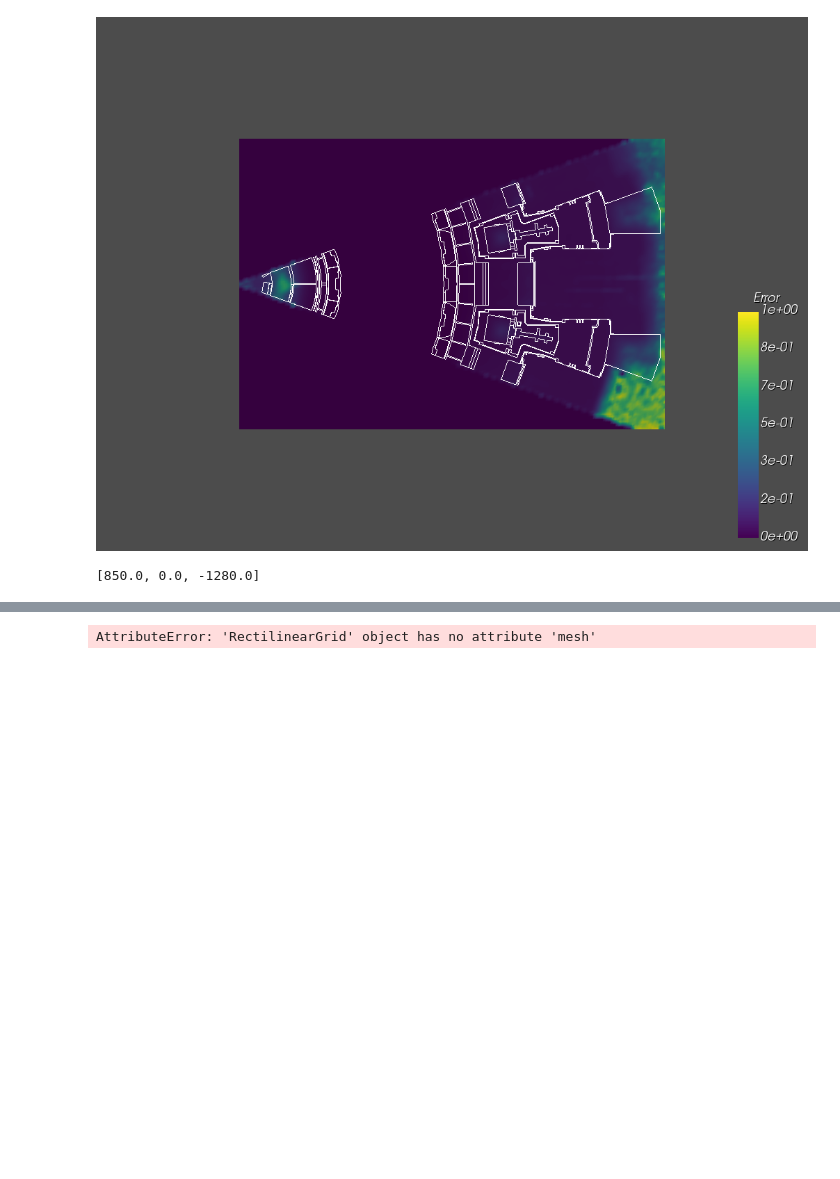
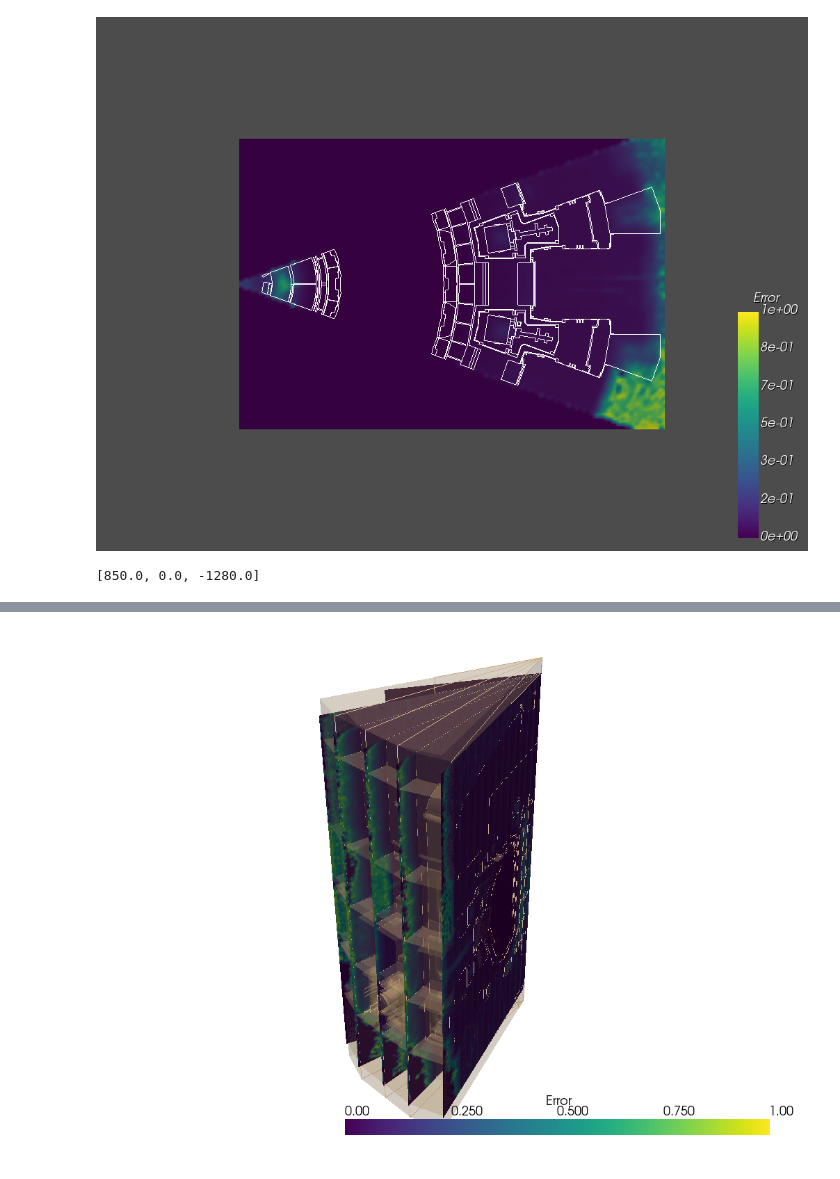
Before and after one commit to Fusion4Energy/F4Enix, a Jupyter notebook: examples/atlas/atlas.ipynb, the cells around one changed output, grey strips where cells are left out. Cells and saved outputs as stored; diff of their text form; code cells hidden in the pictures; blank space fills up the shorter version.

```diff
--- a/examples/atlas/atlas.ipynb
+++ b/examples/atlas/atlas.ipynb
@@ -62,18 +62,32 @@ p.show(jupyter_backend='static')
 # %%
 from f4enix.output.plotter import Atlas
+import pyvista as pv
 
 mesh = pv.read('test1.vtk')
 stl = pv.read('clite1_cm+TCP_C-Model+UpdatedTopShield.stl')
 
-atlas = Atlas(mesh, stl)
-mesh_slices, stl_slices = atlas.slice_toroidal(20)
+atlas = Atlas(mesh, stl=stl)
 
-p = pv.Plotter()
-camera_position = 'xy'
-for mesh_slice, stl_slice in (mesh_slices, stl_slices):
-    p.add_mesh(mesh_slice, scalars= 'Error')
-    p.add_mesh(stl_slice)
-
-p.show(jupyter_backend='static')
+slices = atlas.slice_toroidal(10, min_max_theta=(60, 120))
+outpath = 'tmp'
+atlas.plot_slices(slices, 'Error', outpath,
+                  log_scale=False, min_max=[0, 1], n_colors=10)
-# %% [output]
-AttributeError: 'RectilinearGrid' object has no attribute 'mesh'
+# %%
+mesh_slices, stl_slices = atlas.slice_toroidal(10,
+                                               min_max_theta=(60, 120)
+                                               )
+
+
+p = pv.Plotter()
+# p.add_mesh(mesh_slices[1], scalars='Error')
+# p.add_mesh(mesh, opacity=0.1)
+# p.add_bounding_box()
+for mesh_slice, stl_slice in zip(mesh_slices, stl_slices):
+    p.add_mesh(mesh_slice, scalars= 'Error')
+    p.add_mesh(stl_slice)
+
+p.add_mesh(stl, opacity=0.2)
+
+p.show(jupyter_backend='static')
+# %% [output]
+[figure, added]
```
Also changed, not shown: parts of 11 cells of this notebook, 6 other files.
